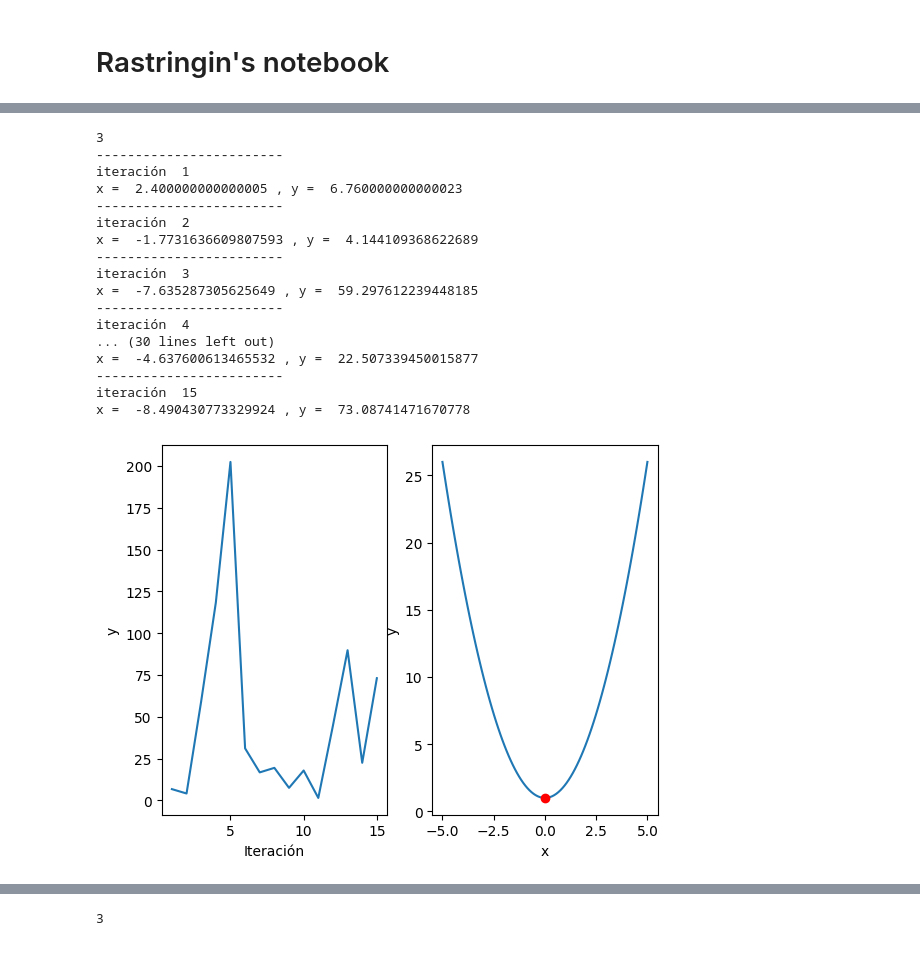
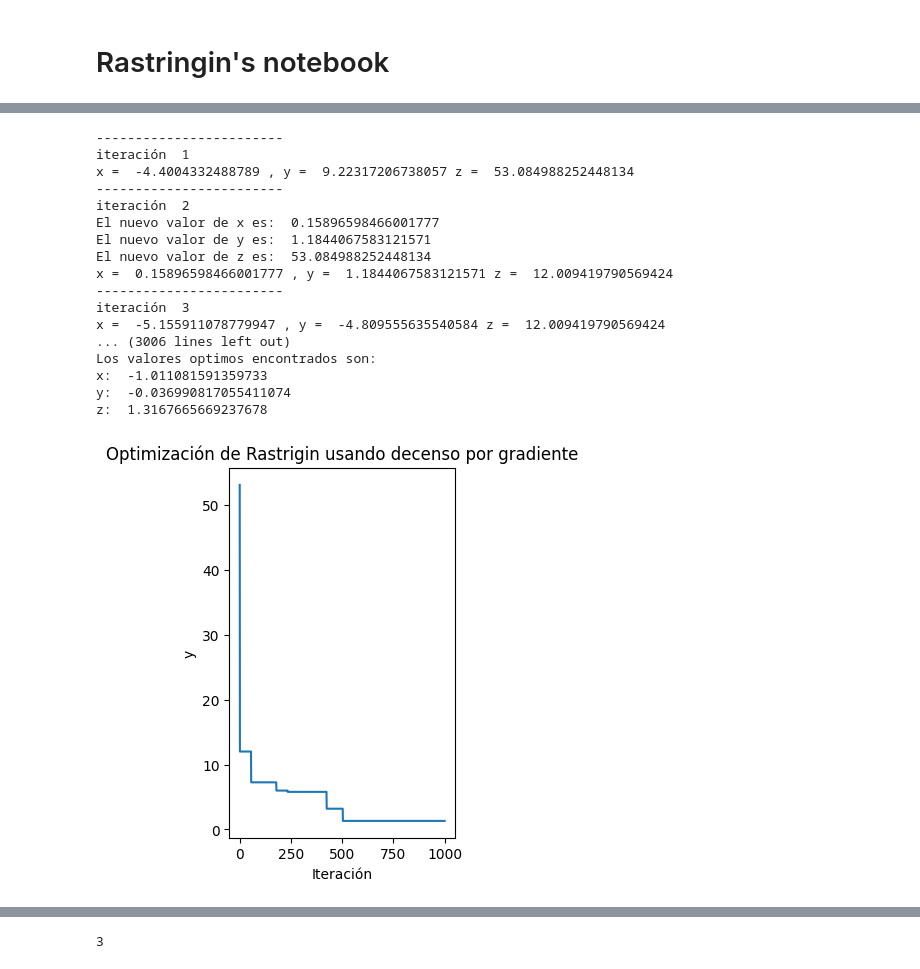
Before and after one commit to Jcortes99/NeuronalNetworksFirstWork, a Jupyter notebook: Punto1/Rastrigin.ipynb, the cells around one changed output, grey strips where cells are left out. Saved outputs shown, nothing was run; the diff lists cells and outputs as text; code cells hidden in the pictures.

```diff
--- a/Punto1/Rastrigin.ipynb
+++ b/Punto1/Rastrigin.ipynb
@@ -34,66 +39,73 @@ if __name__ == '__main__':
 # %%
 import matplotlib.pyplot as plt
-from numpy.random import randint
+from numpy.random import uniform
 from numpy import linspace
 import numpy as np
 import math
 
 
-x_inicial = randint(10)
-print(x_inicial)
+x_inicial = uniform(-5.2, 5.2)
+y_inicial = uniform(-5.2, 5.2)
 alpha = 0.1
-n_iteraciones = 15
+n_iteraciones = 1000
 
 iteraciones = []
-y = []
+w = []
+
 
 x = x_inicial
+y = y_inicial
+z = rastrigin(x, y, A=10)
+optimo=z
 for i in range(n_iteraciones):
 	print('------------------------')
 	print('iteración ', str(i+1))
 
 	# Calcular gradiente
-	gradiente = 2*(x+10*math.pi*np.sin(2*math.pi*x))
-
-	# Actualizar "x" usando gradiente descendente
-	x = x - alpha*gradiente
-
+	x = x - alpha*(2*x+20*math.pi*np.sin(2*math.pi*x))
+	y = y - alpha*(2*y+20*math.pi*np.sin(2*math.pi*y))
+	newz = rastrigin(x,y)
+	if z > newz:
+		xOp=x
+		yOp=y
+		zOp=newz
+		print('El nuevo valor de x es: ', x)
+		print('El nuevo valor de y es: ', y)
+		print('El nuevo valor de z es: ', z)
+		z = newz
 	# Almacenar iteración y valor correspondiente
-	y.append(x**2 + 1)
+	w.append(z)
 	iteraciones.append(i+1)
 
 	# Imprimir resultados
-	print('x = ', str(x), ', y = ', str(x**2+1))
+	print('x = ', str(x), ', y = ', str(y) ,'z = ', str(z))
+
 
 plt.subplot(1,2,1)
-plt.plot(iteraciones,y)
+plt.plot(iteraciones,w)
 plt.xlabel('Iteración')
 plt.ylabel('y')
 
-X = linspace(-5,5,100)
-Y = X**2 + 1
-plt.subplot(1,2,2)
-plt.plot(X,Y,0.0,1.0,'ro')
-plt.xlabel('x')
-plt.ylabel('y')
+plt.title('Optimización de Rastrigin usando decenso por gradiente')
 
-plt.show()
+
+print('Los valores optimos encontrados son:\nx: ', str(xOp),'\ny: ', str(yOp),'\nz: ', str(zOp))
 # %% [output]
-3
 ------------------------
 iteración  1
-x =  2.400000000000005 , y =  6.760000000000023
+x =  -4.4004332488789 , y =  9.22317206738057 z =  53.084988252448134
 ------------------------
 iteración  2
-x =  -1.7731636609807593 , y =  4.144109368622689
+El nuevo valor de x es:  0.15896598466001777
+El nuevo valor de y es:  1.1844067583121571
+El nuevo valor de z es:  53.084988252448134
+x =  0.15896598466001777 , y =  1.1844067583121571 z =  12.009419790569424
 ------------------------
 iteración  3
-x =  -7.635287305625649 , y =  59.297612239448185
-------------------------
-iteración  4
-... (30 lines left out)
-x =  -4.637600613465532 , y =  22.507339450015877
-------------------------
-iteración  15
-x =  -8.490430773329924 , y =  73.08741471670778
+x =  -5.155911078779947 , y =  -4.809555635540584 z =  12.009419790569424
+... (3006 lines left out)
+Los valores optimos encontrados son:
+x:  -1.011081591359733
+y:  -0.036990817055411074
+z:  1.3167665669237678
-[figure, old version]
+[figure, new version]
```
Also changed, not shown: parts of 5 cells of this notebook, 2 other files.
